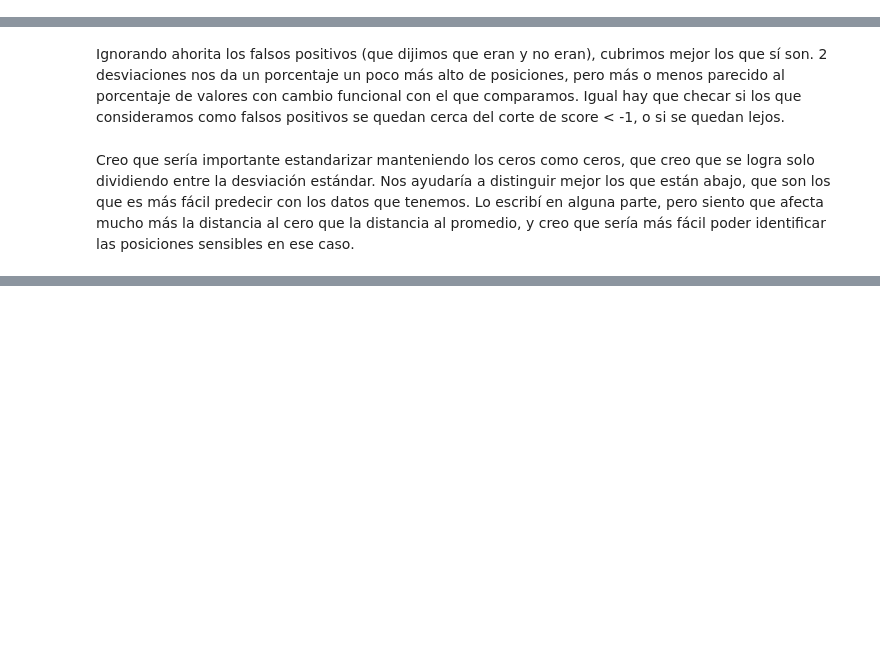
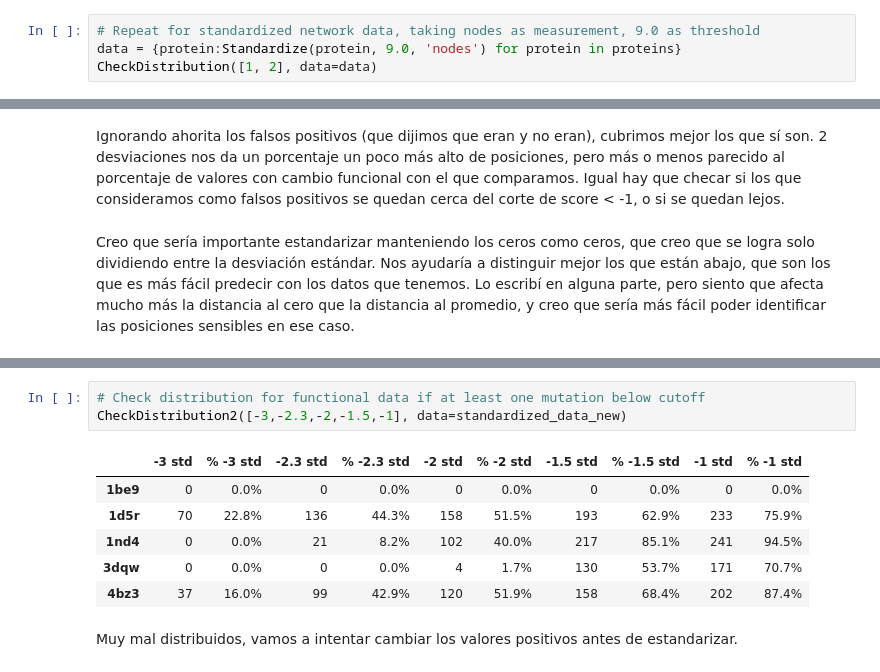
Before and after one commit to CrisSotomayor/perturbation-networks-get-data, a Jupyter notebook: data.ipynb, the cells around one changed output, grey strips where cells are left out. Saved outputs shown, nothing was run; the diff lists cells and outputs as text; blank space fills up the shorter version.

```diff
--- a/data.ipynb
+++ b/data.ipynb
@@ -720,0 +638,4 @@ extreme_values
+# %%
+# Repeat for standardized network data, taking nodes as measurement, 9.0 as threshold
+data = {protein:Standardize(protein, 9.0, 'nodes') for protein in proteins}
+CheckDistribution([1, 2], data=data)
@@ -916,0 +972,12 @@ Creo que sería importante estandarizar manteniendo los ceros como ceros, que cr
+# %%
+# Check distribution for functional data if at least one mutation below cutoff
+CheckDistribution2([-3,-2.3,-2,-1.5,-1], data=standardized_data_new)
+# %% [output]
+|  | -3 std | % -3 std | -2.3 std | % -2.3 std | -2 std | % -2 std | -1.5 std | % -1.5 std | -1 std | % -1 std |
+| 1be9 | 0 | 0.0% | 0 | 0.0% | 0 | 0.0% | 0 | 0.0% | 0 | 0.0% |
+| 1d5r | 70 | 22.8% | 136 | 44.3% | 158 | 51.5% | 193 | 62.9% | 233 | 75.9% |
+| 1nd4 | 0 | 0.0% | 21 | 8.2% | 102 | 40.0% | 217 | 85.1% | 241 | 94.5% |
+| 3dqw | 0 | 0.0% | 0 | 0.0% | 4 | 1.7% | 130 | 53.7% | 171 | 70.7% |
+| 4bz3 | 37 | 16.0% | 99 | 42.9% | 120 | 51.9% | 158 | 68.4% | 202 | 87.4% |
+# %% [markdown]
+Muy mal distribuidos, vamos a intentar cambiar los valores positivos antes de estandarizar.
```
Also changed, not shown: parts of 61 cells of this notebook.
